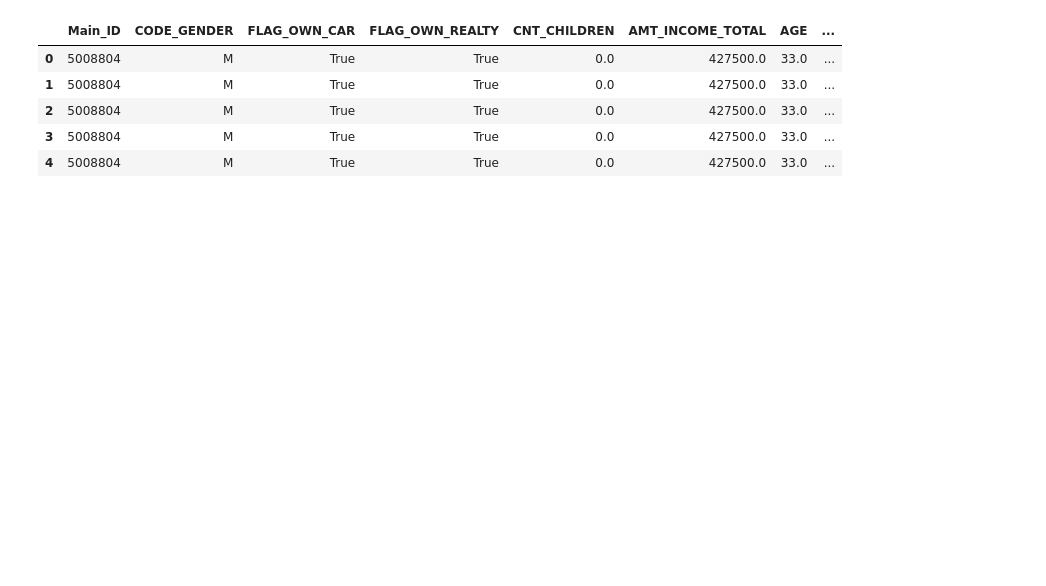
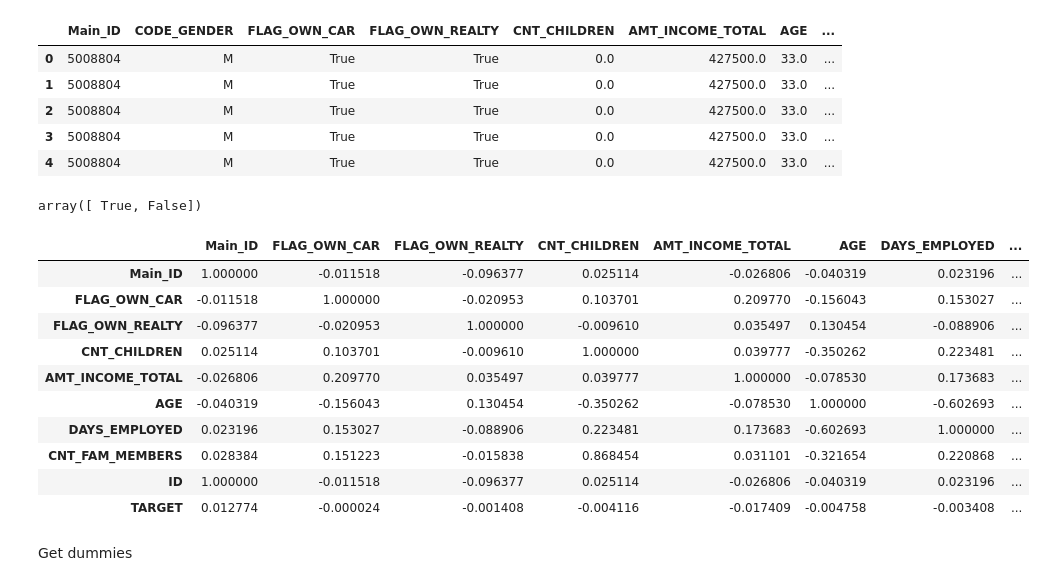
Before and after one commit to ekaterinaleks/datathon, a Jupyter notebook: EDA.ipynb, the cells around one changed output. Saved outputs shown, nothing was run; the diff lists cells and outputs as text; code cells hidden in the pictures; blank space fills up the shorter version.

```diff
--- a/EDA.ipynb
+++ b/EDA.ipynb
@@ -291,4 +326,23 @@ df_final.head()
 # %%
 df_final['TARGET'] = df_final['STATUS'].isin(['C', 'X', 0])
 # %%
-df_final['TARGET'].uique
+df_final['TARGET'].unique()
+# %% [output]
+array([ True, False])
+# %%
+corr = df_final.corr()
+corr.style.background_gradient()
+# %% [output]
+|  | Main_ID | FLAG_OWN_CAR | FLAG_OWN_REALTY | CNT_CHILDREN | AMT_INCOME_TOTAL | AGE | DAYS_EMPLOYED | ... |
+| Main_ID | 1.000000 | -0.011518 | -0.096377 | 0.025114 | -0.026806 | -0.040319 | 0.023196 | ... |
+| FLAG_OWN_CAR | -0.011518 | 1.000000 | -0.020953 | 0.103701 | 0.209770 | -0.156043 | 0.153027 | ... |
+| FLAG_OWN_REALTY | -0.096377 | -0.020953 | 1.000000 | -0.009610 | 0.035497 | 0.130454 | -0.088906 | ... |
+| CNT_CHILDREN | 0.025114 | 0.103701 | -0.009610 | 1.000000 | 0.039777 | -0.350262 | 0.223481 | ... |
+| AMT_INCOME_TOTAL | -0.026806 | 0.209770 | 0.035497 | 0.039777 | 1.000000 | -0.078530 | 0.173683 | ... |
+| AGE | -0.040319 | -0.156043 | 0.130454 | -0.350262 | -0.078530 | 1.000000 | -0.602693 | ... |
+| DAYS_EMPLOYED | 0.023196 | 0.153027 | -0.088906 | 0.223481 | 0.173683 | -0.602693 | 1.000000 | ... |
+| CNT_FAM_MEMBERS | 0.028384 | 0.151223 | -0.015838 | 0.868454 | 0.031101 | -0.321654 | 0.220868 | ... |
+| ID | 1.000000 | -0.011518 | -0.096377 | 0.025114 | -0.026806 | -0.040319 | 0.023196 | ... |
+| TARGET | 0.012774 | -0.000024 | -0.001408 | -0.004116 | -0.017409 | -0.004758 | -0.003408 | ... |
+# %% [markdown]
+Get dummies
```
Also changed, not shown: parts of 12 cells of this notebook.
